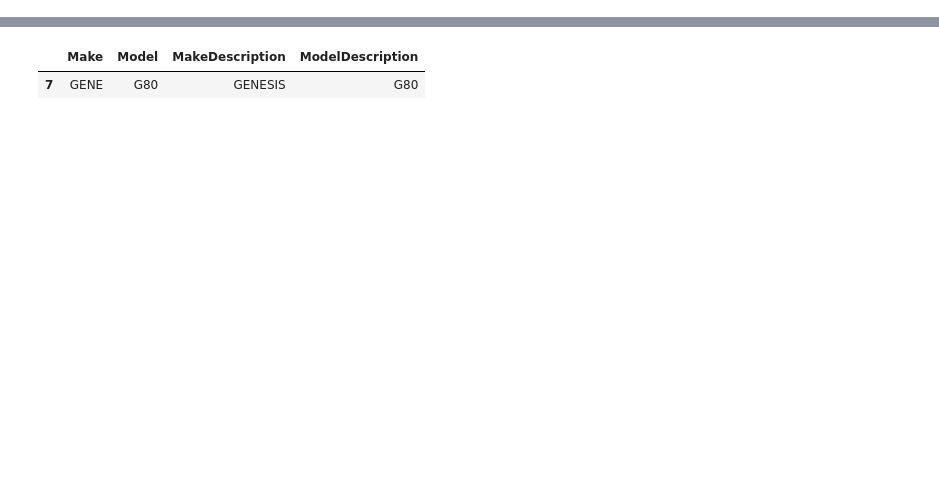
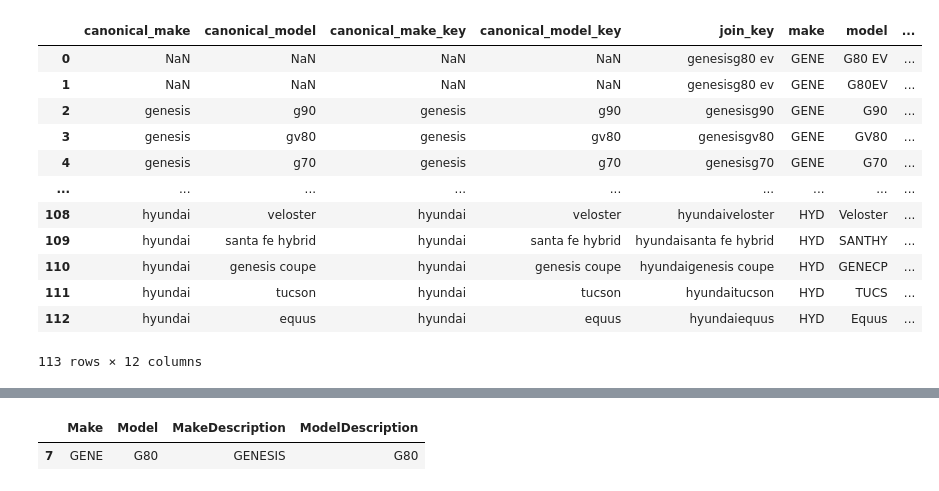
Before and after one commit to RaphaelTeo/Telepathy-Q1, a Jupyter notebook: main.ipynb, the cells around one changed output, grey strips where cells are left out. Saved outputs shown, nothing was run; the diff lists cells and outputs as text; code cells hidden in the pictures; blank space fills up the shorter version.

```diff
--- a/main.ipynb
+++ b/main.ipynb
@@ -81,0 +61,18 @@ df_renamed
+# %%
+# Do merging based on the keys
+df_m1_merged = df_canon_keyed.merge(df_m1_keyed, how='right', on = 'join_key', indicator=True)
+df_m1_merged
+# %% [output]
+|  | canonical_make | canonical_model | canonical_make_key | canonical_model_key | join_key | make | model | ... |
+| 0 | NaN | NaN | NaN | NaN | genesisg80 ev | GENE | G80 EV | ... |
+| 1 | NaN | NaN | NaN | NaN | genesisg80 ev | GENE | G80EV | ... |
+| 2 | genesis | g90 | genesis | g90 | genesisg90 | GENE | G90 | ... |
+| 3 | genesis | gv80 | genesis | gv80 | genesisgv80 | GENE | GV80 | ... |
+| 4 | genesis | g70 | genesis | g70 | genesisg70 | GENE | G70 | ... |
+| ... | ... | ... | ... | ... | ... | ... | ... | ... |
+| 108 | hyundai | veloster | hyundai | veloster | hyundaiveloster | HYD | Veloster | ... |
+| 109 | hyundai | santa fe hybrid | hyundai | santa fe hybrid | hyundaisanta fe hybrid | HYD | SANTHY | ... |
+| 110 | hyundai | genesis coupe | hyundai | genesis coupe | hyundaigenesis coupe | HYD | GENECP | ... |
+| 111 | hyundai | tucson | hyundai | tucson | hyundaitucson | HYD | TUCS | ... |
+| 112 | hyundai | equus | hyundai | equus | hyundaiequus | HYD | Equus | ... |
+113 rows × 12 columns
```
Also changed, not shown: parts of 11 cells of this notebook.
